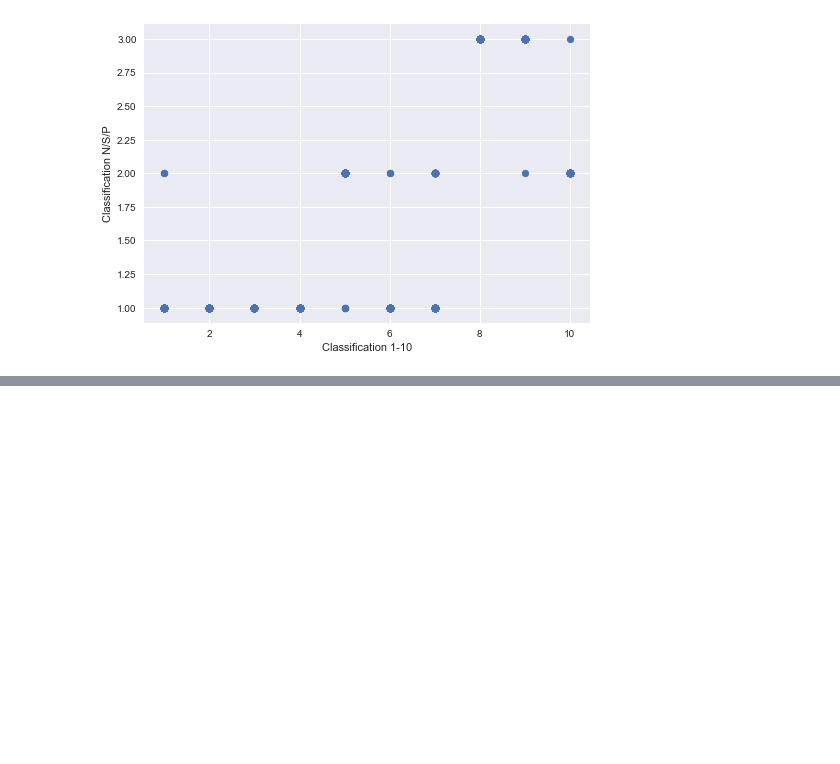
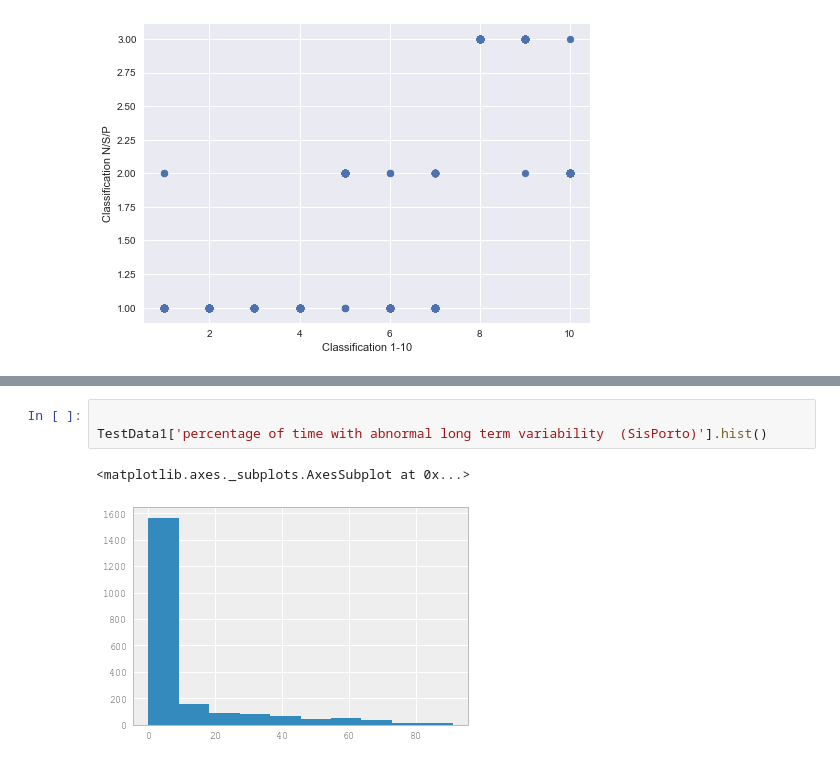
Before and after one commit to nashneo/Capstone, a Jupyter notebook: Capstone.ipynb, the cells around one changed output, grey strips where cells are left out. Saved outputs shown, nothing was run; the diff lists cells and outputs as text; blank space fills up the shorter version.

```diff
--- a/Capstone.ipynb
+++ b/Capstone.ipynb
@@ -131,0 +167,6 @@ sns.plt.show()
+# %%
+
+TestData1['percentage of time with abnormal long term variability  (SisPorto)'].hist()
+# %% [output]
+<matplotlib.axes._subplots.AxesSubplot at 0x...>
+[figure, added]
```
Also changed, not shown: parts of 7 cells of this notebook.
